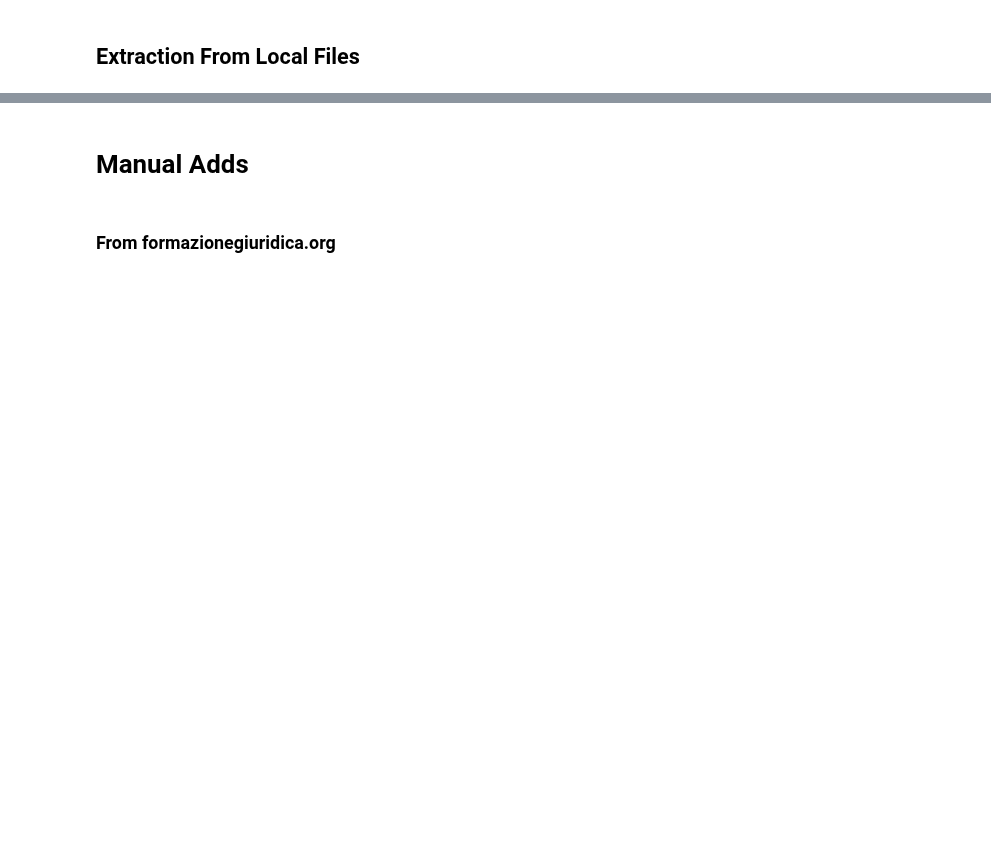
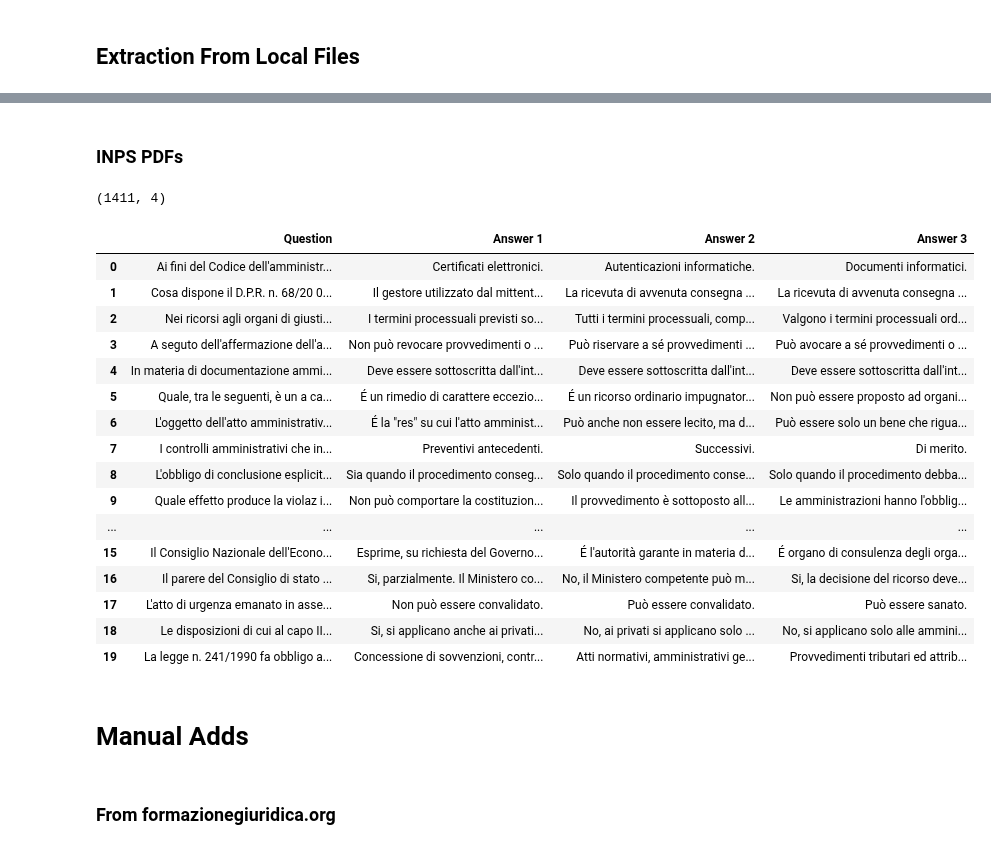
Before and after one commit to IGieckI/Thesis, a Jupyter notebook: Data/Quiz extractor.ipynb, the cells around one changed output, grey strips where cells are left out. Drawn from its saved outputs; the diff is of its cells as text; code cells hidden in the pictures; blank space fills up the shorter version.

```diff
--- a/Data/Quiz extractor.ipynb
+++ b/Data/Quiz extractor.ipynb
@@ -61,5 +66,7 @@ def split_text(text, pattern):
 # %%
 # Extract questions from the PDF with quiz
+DIRAMM_PC_PATH = default_path + "03_diritto_amministrativo.pdf"
+DIRAMM_REMOTE_PATH = default_path + "documents/03_diritto_amministrativo.pdf"
 
 def extract_questions_answers(text):
     qa_pattern = re.compile(r'(\d+)\. (.+?)\n(A\) .+?)\n(B\) .+?)\n(C\) .+?)\n', re.DOTALL)
@@ -79,11 +86,11 @@ def extract_questions_answers(text):
 
     return data
 
-text = extract_text_from_pdf(DIRAMM_REMOTE_PATH)
+text = extract_text_from_pdf(DIRAMM_PC_PATH)
 qa_data = extract_questions_answers(text)
 
 df_diramm = pd.DataFrame(qa_data, columns=['Question', 'Answer 1', 'Answer 2', 'Answer 3'])
-df_diramm.to_csv(DEFAULT_SAVE_DIR + 'quiz_pdf.csv', index=False)
 
+print(df_diramm.shape)
 df_diramm.head()
 # %% [output]
@@ -143,4 +157,53 @@ df_domjson.head()
 | 4 | Tra le pene accessorie per i deli... | la decadenza o la sospensione dal... | l'estinzione del rapporto di impi... | l'inabilitazione dagli uffici dir... |
+# %% [markdown]
+### INPS PDFs
+# %%
+INPSQUIZ_PC_PATH = "C:\\Users\\giaco\\Downloads\\"
+
+# List of files to process
+quiz_files = ["INPSquiz1.pdf", "INPSquiz2.pdf", "INPSquiz4.pdf", "INPSquiz5.pdf", "INPSquiz6.pdf"]
+
+all_quizzes = []
+for filename in quiz_files:
+    file_path = INPSQUIZ_PC_PATH + filename
+
+    # Extract, clean and parse the text
+    text = extract_text_from_pdf(file_path, 1)
+    text = re.sub(r'PAGINA \d+ DI \d+', '', text)
+    text = re.sub(r'\s+', ' ', text)
+
+    pattern = r"(\d{4})\. (.*?)\s+A\) (.*?)\s+B\) (.*?)\s+C\) (.*?)\s+D\) (.*?)(?=\d{4}\.|$)"
+    quizzes = re.findall(pattern, text, re.DOTALL)
+
+    # Append the quizzes to the list
+    all_quizzes.extend(quizzes)
+
+# Convert the list of quizzes into a DataFrame
+quiz_list = [{'Question': q[1], 'Answer 1': q[2], 'Answer 2': q[3], 'Answer 3': q[4]} for q in all_quizzes]
+df_inps = pd.DataFrame(quiz_list)
+
+# Display the DataFrame and optionally save it to a CSV file
+print(df_inps.shape)
+df_inps.head(20)
+# %% [output]
+(1411, 4)
+|  | Question | Answer 1 | Answer 2 | Answer 3 |
+| 0 | Ai fini del Codice dell'amministr... | Certificati elettronici. | Autenticazioni informatiche. | Documenti informatici. |
+| 1 | Cosa dispone il D.P.R. n. 68/20 0... | Il gestore utilizzato dal mittent... | La ricevuta di avvenuta consegna ... | La ricevuta di avvenuta consegna ... |
+| 2 | Nei ricorsi agli organi di giusti... | I termini processuali previsti so... | Tutti i termini processuali, comp... | Valgono i termini processuali ord... |
+| 3 | A seguto dell'affermazione dell'a... | Non può revocare provvedimenti o ... | Può riservare a sé provvedimenti ... | Può avocare a sé provvedimenti o ... |
+| 4 | In materia di documentazione ammi... | Deve essere sottoscritta dall'int... | Deve essere sottoscritta dall'int... | Deve essere sottoscritta dall'int... |
+| 5 | Quale, tra le seguenti, è un a ca... | É un rimedio di carattere eccezio... | É un ricorso ordinario impugnator... | Non può essere proposto ad organi... |
+| 6 | L'oggetto dell'atto amministrativ... | É la "res" su cui l'atto amminist... | Può anche non essere lecito, ma d... | Può essere solo un bene che rigua... |
+| 7 | I controlli amministrativi che in... | Preventivi antecedenti. | Successivi. | Di merito. |
+| 8 | L'obbligo di conclusione esplicit... | Sia quando il procedimento conseg... | Solo quando il procedimento conse... | Solo quando il procedimento debba... |
+| 9 | Quale effetto produce la violaz i... | Non può comportare la costituzion... | Il provvedimento è sottoposto all... | Le amministrazioni hanno l'obblig... |
+| ... | ... | ... | ... | ... |
+| 15 | Il Consiglio Nazionale dell'Econo... | Esprime, su richiesta del Governo... | É l'autorità garante in materia d... | É organo di consulenza degli orga... |
+| 16 | Il parere del Consiglio di stato ... | Si, parzialmente. Il Ministero co... | No, il Ministero competente può m... | Si, la decisione del ricorso deve... |
+| 17 | L'atto di urgenza emanato in asse... | Non può essere convalidato. | Può essere convalidato. | Può essere sanato. |
+| 18 | Le disposizioni di cui al capo II... | Si, si applicano anche ai privati... | No, ai privati si applicano solo ... | No, si applicano solo alle ammini... |
+| 19 | La legge n. 241/1990 fa obbligo a... | Concessione di sovvenzioni, contr... | Atti normativi, amministrativi ge... | Provvedimenti tributari ed attrib... |
 # %% [markdown]
 # Manual Adds
 # %% [markdown]
```
Also changed, not shown: parts of 12 cells of this notebook.
